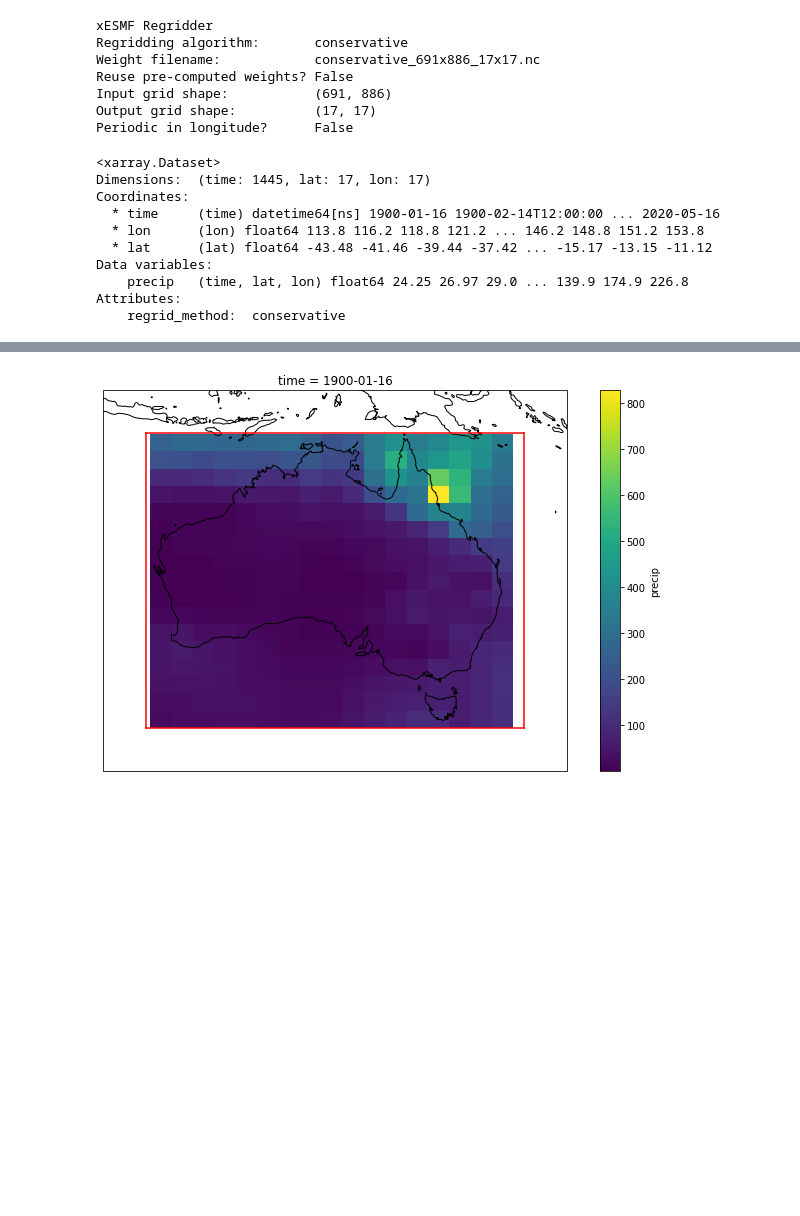
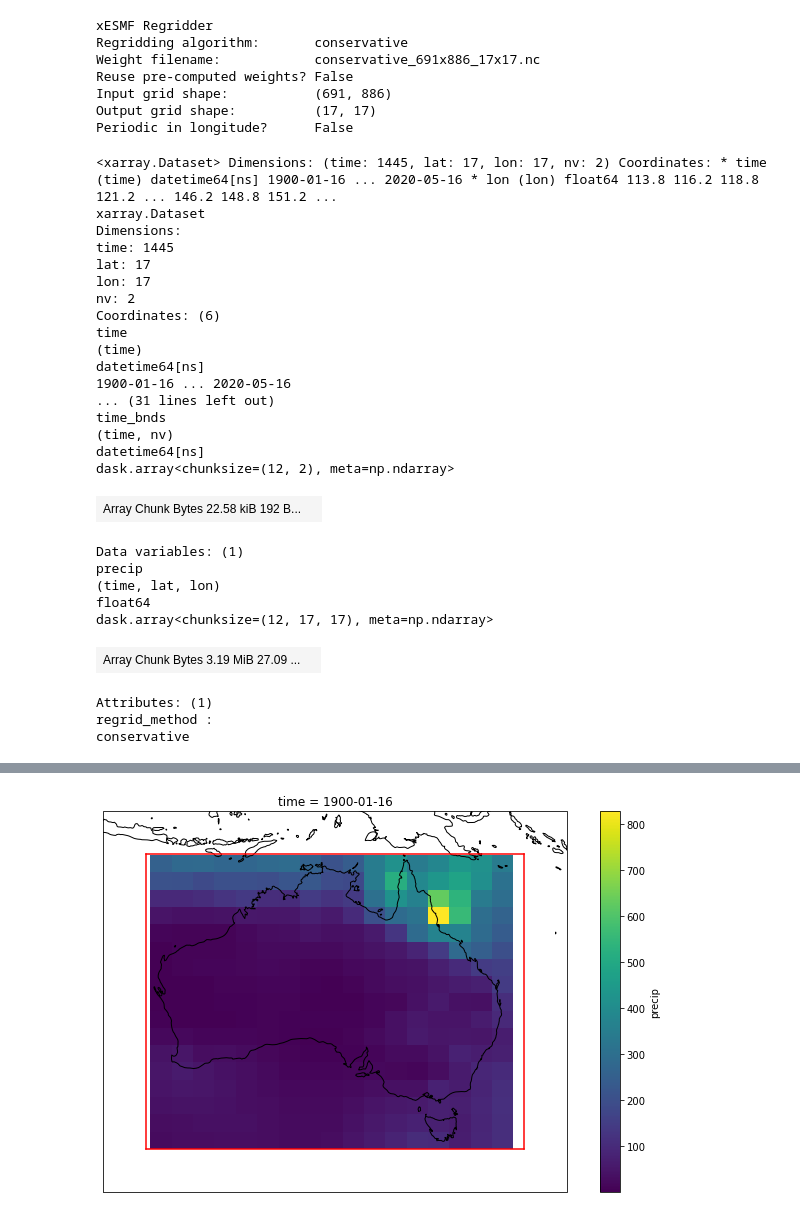
Before and after one commit to AusClimateService/agcd, a Jupyter notebook: Untitled.ipynb, the cells around one changed output, grey strips where cells are left out. Saved outputs shown, nothing was run; the diff lists cells and outputs as text; code cells hidden in the pictures; blank space fills up the shorter version.

```diff
--- a/Untitled.ipynb
+++ b/Untitled.ipynb
@@ -165,8 +141,8 @@ array([0.05000305, 0.04999542, 0.05000305, 0.04999542, 0.05000305,
 # %%
 original_grid = {'lon': ds_agcd['lon'].values,
                  'lat': ds_agcd['lat'].values,
-                 'lon_b': np.arange(min_lon, max_lon + 0.025, 0.05).round(3),
-                 'lat_b': np.arange(min_lat, max_lat + 0.025, 0.05).round(3)}
+                 'lon_b': np.append(ds_agcd['lon_bnds'].values[:, 0], ds_agcd['lon_bnds'].values[-1, 1]),
+                 'lat_b': np.append(ds_agcd['lat_bnds'].values[:, 0], ds_agcd['lat_bnds'].values[-1, 1])}
 # %%
 original_grid
 # %% [output]
@@ -249,16 +225,40 @@ Output grid shape:          (17, 17)
 Periodic in longitude?      False
 # %%
 ds_out = regridder(ds_agcd[['precip']])
-# %%
-ds_out.compute()
-# %% [output]
-<xarray.Dataset>
-Dimensions:  (time: 1445, lat: 17, lon: 17)
-Coordinates:
-  * time     (time) datetime64[ns] 1900-01-16 1900-02-14T12:00:00 ... 2020-05-16
-  * lon      (lon) float64 113.8 116.2 118.8 121.2 ... 146.2 148.8 151.2 153.8
-  * lat      (lat) float64 -43.48 -41.46 -39.44 -37.42 ... -15.17 -13.15 -11.12
-Data variables:
-    precip   (time, lat, lon) float64 24.25 26.97 29.0 ... 139.9 174.9 226.8
-Attributes:
-    regrid_method:  conservative
+# %%
+lat_bnds = np.column_stack([new_grid['lat_b'][0:-1], new_grid['lat_b'][1:]])
+lon_bnds = np.column_stack([new_grid['lon_b'][0:-1], new_grid['lon_b'][1:]])
+# %%
+ds_out = ds_out.assign_coords({'lat_bnds': (('lat', 'nv'), lat_bnds),
+                               'lon_bnds': (('lon', 'nv'), lon_bnds),
+                               'time_bnds': ds_agcd['time_bnds']})
+# %%
+ds_out
+# %% [output]
+<xarray.Dataset> Dimensions: (time: 1445, lat: 17, lon: 17, nv: 2) Coordinates: * time (time) datetime64[ns] 1900-01-16 ... 2020-05-16 * lon (lon) float64 113.8 116.2 118.8 121.2 ... 146.2 148.8 151.2 ...
+xarray.Dataset
+Dimensions:
+time: 1445
+lat: 17
+lon: 17
+nv: 2
+Coordinates: (6)
+time
+(time)
+datetime64[ns]
+1900-01-16 ... 2020-05-16
+... (31 lines left out)
+time_bnds
+(time, nv)
+datetime64[ns]
+dask.array<chunksize=(12, 2), meta=np.ndarray>
+| Array Chunk Bytes 22.58 kiB 192 B... |  |
+Data variables: (1)
+precip
+(time, lat, lon)
+float64
+dask.array<chunksize=(12, 17, 17), meta=np.ndarray>
+| Array Chunk Bytes 3.19 MiB 27.09 ... |  |
+Attributes: (1)
+regrid_method :
+conservative
```
Also changed, not shown: parts of 8 cells of this notebook, 4 other files.
